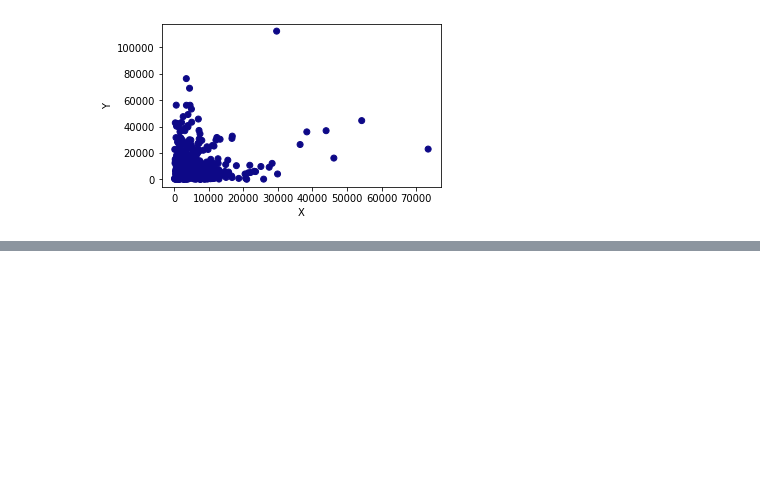
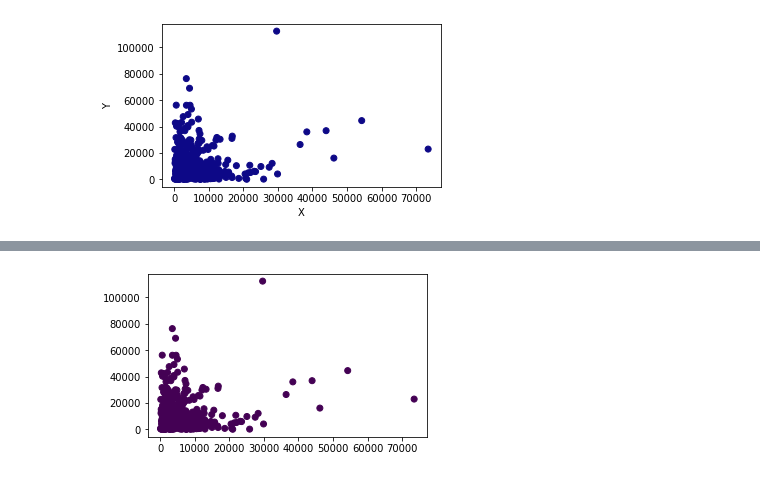
Before and after one commit to duynguyen02/ml-on-practice, a Jupyter notebook: dbscan.ipynb, the cells around one changed output, grey strips where cells are left out. Saved outputs shown, nothing was run; the diff lists cells and outputs as text; code cells hidden in the pictures; blank space fills up the shorter version.

```diff
--- a/dbscan.ipynb
+++ b/dbscan.ipynb
@@ -95,0 +96,7 @@ plt.show()
+# %%
+dbscan = DBSCAN(eps= 0.4, min_samples = 10).fit(df2) # fitting the model
+labels = dbscan.labels_ # getting the labels
+plt.scatter(df2['Milk'],df2['Fresh'], c = labels) # plotting the clusters
+plt.show() # showing the p
+# %% [output]
+[figure, added]
```
Also changed, not shown: parts of 1 cell of this notebook.
